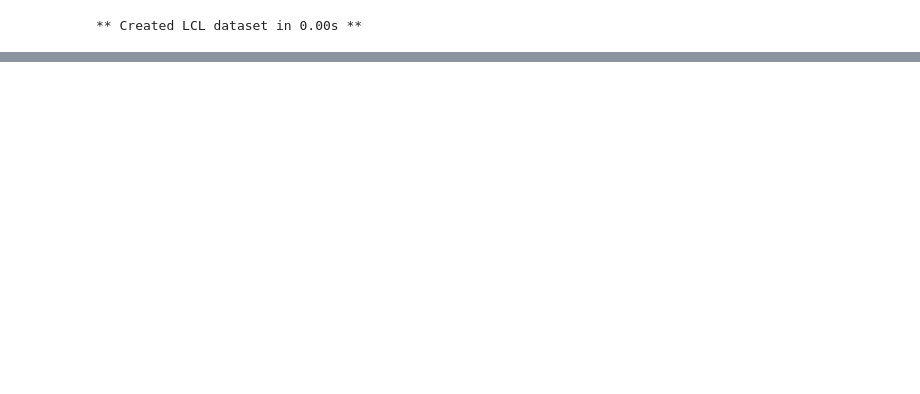
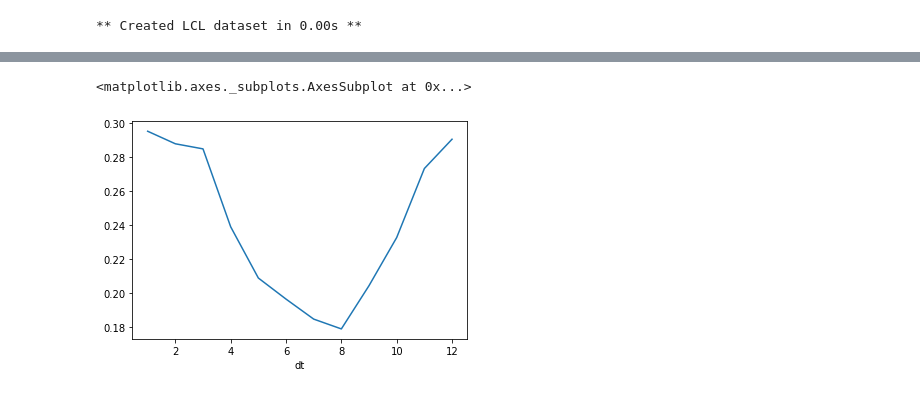
Before and after one commit to hankehly/low-carbon-london, a Jupyter notebook: Untitled.ipynb, the cells around one changed output, grey strips where cells are left out. Drawn from its saved outputs; the diff is of its cells as text; code cells hidden in the pictures; blank space fills up the shorter version.

```diff
--- a/Untitled.ipynb
+++ b/Untitled.ipynb
@@ -67,0 +112,2 @@ Wall time: 1min 38s
+# %%
+aff = df[df.acorn_grouped == "Affluent"].copy()
@@ -67,0 +137,5 @@ Wall time: 1min 38s
+# %%
+aff.groupby(aff.dt.dt.month).c.mean().plot()
+# %% [output]
+<matplotlib.axes._subplots.AxesSubplot at 0x...>
+[figure, added]
```
Also changed, not shown: parts of 21 cells of this notebook, 2 other files.
